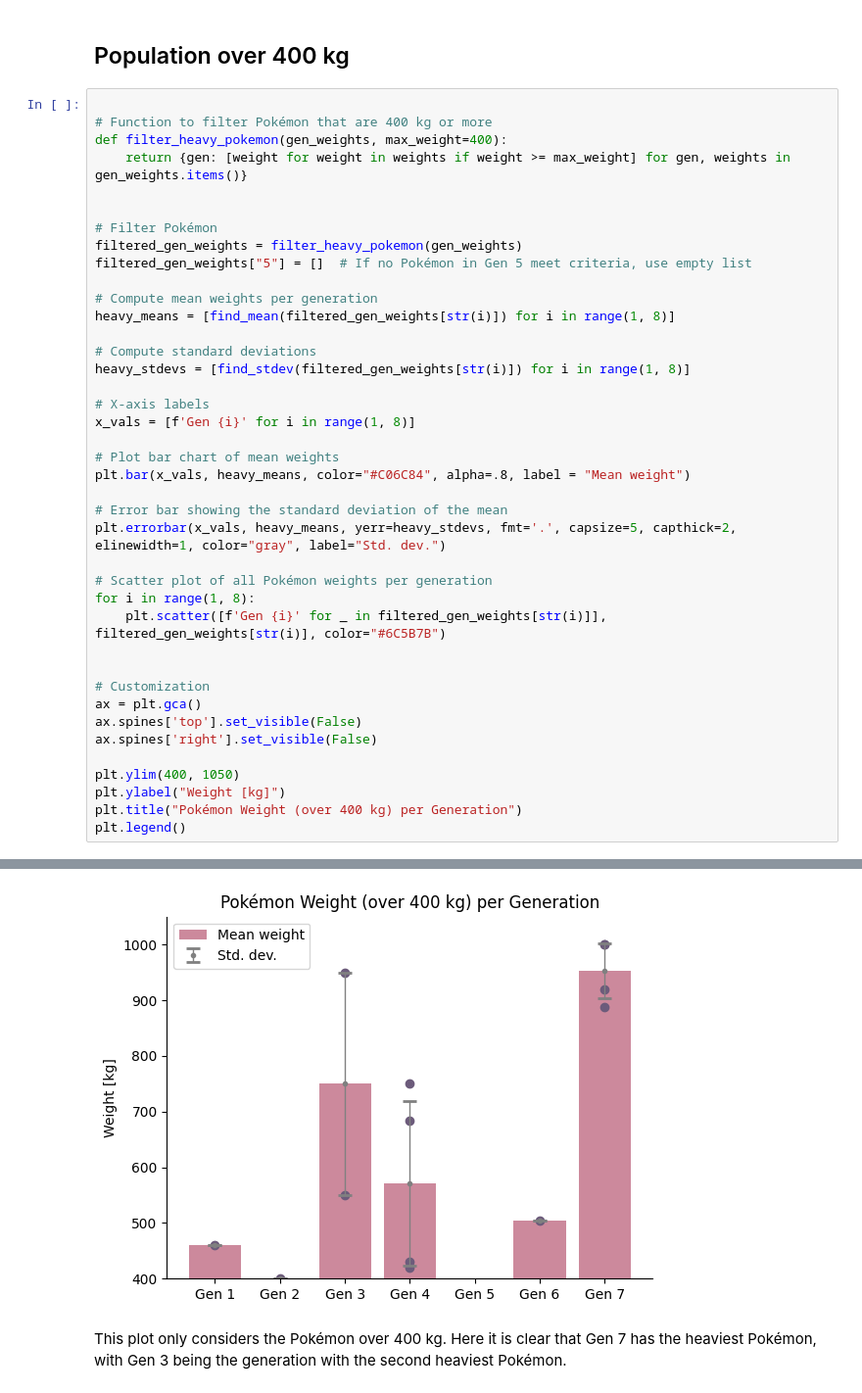
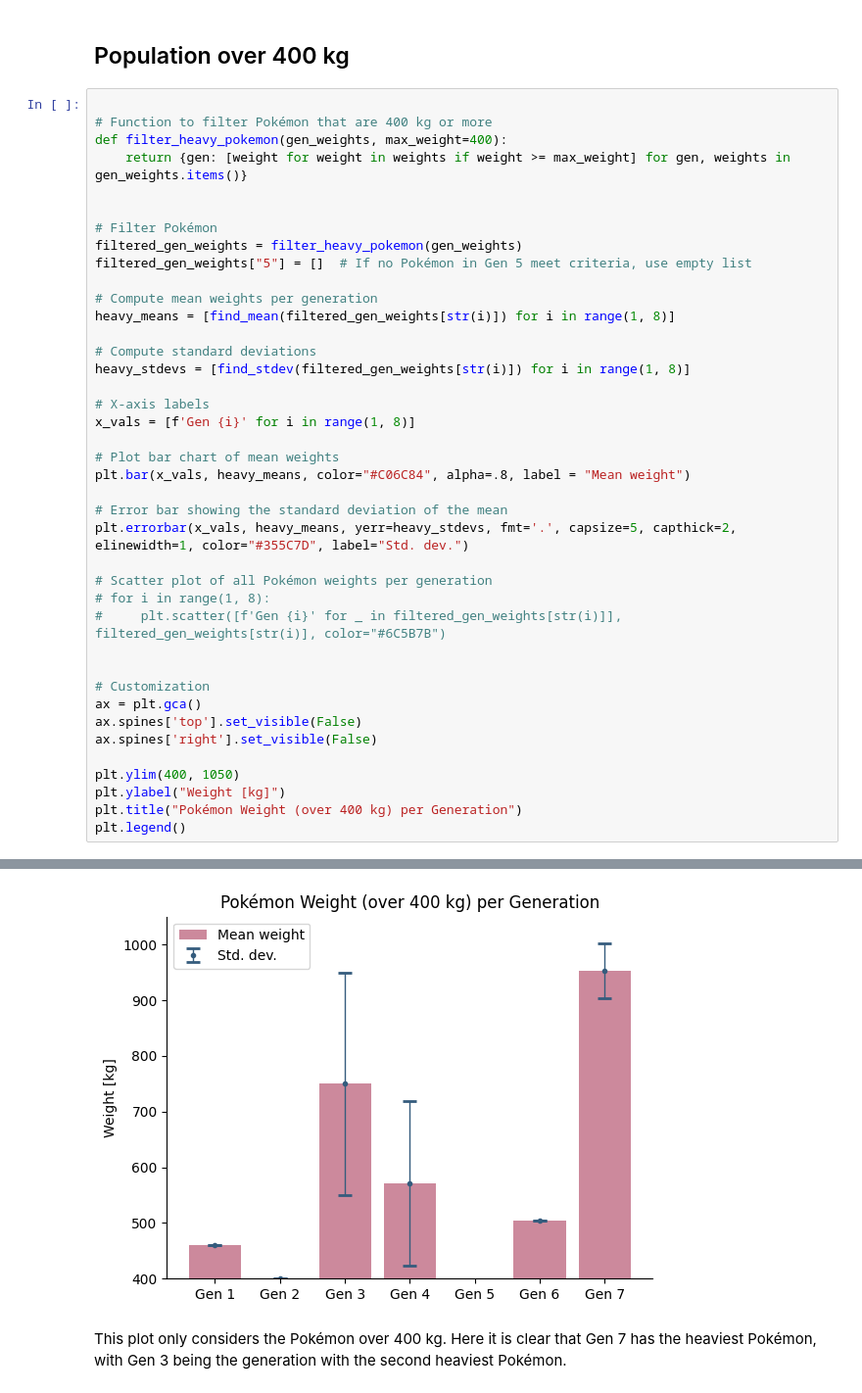
Before and after one commit to ylvao/HEL-8048, a Jupyter notebook: exam.ipynb, the cells around one changed output, grey strips where cells are left out. Shown: that part at 98% size. Drawn from its saved outputs; the diff is of its cells as text.

```diff
--- a/exam.ipynb
+++ b/exam.ipynb
@@ -174,37 +174,37 @@ filtered_gen_weights = filter_heavy_pokemon(gen_weights)
 filtered_gen_weights["5"] = []  # If no Pokémon in Gen 5 meet criteria, use empty list
 
 # Compute mean weights per generation
 heavy_means = [find_mean(filtered_gen_weights[str(i)]) for i in range(1, 8)]
 
 # Compute standard deviations
 heavy_stdevs = [find_stdev(filtered_gen_weights[str(i)]) for i in range(1, 8)]
 
 # X-axis labels
 x_vals = [f'Gen {i}' for i in range(1, 8)]
 
 # Plot bar chart of mean weights
 plt.bar(x_vals, heavy_means, color="#C06C84", alpha=.8, label = "Mean weight")
 
 # Error bar showing the standard deviation of the mean
-plt.errorbar(x_vals, heavy_means, yerr=heavy_stdevs, fmt='.', capsize=5, capthick=2, elinewidth=1, color="gray", label="Std. dev.")
+plt.errorbar(x_vals, heavy_means, yerr=heavy_stdevs, fmt='.', capsize=5, capthick=2, elinewidth=1, color="#355C7D", label="Std. dev.")
 
 # Scatter plot of all Pokémon weights per generation
-for i in range(1, 8):
-    plt.scatter([f'Gen {i}' for _ in filtered_gen_weights[str(i)]], filtered_gen_weights[str(i)], color="#6C5B7B")
+# for i in range(1, 8):
+#     plt.scatter([f'Gen {i}' for _ in filtered_gen_weights[str(i)]], filtered_gen_weights[str(i)], color="#6C5B7B")
 
 
 # Customization
 ax = plt.gca()
 ax.spines['top'].set_visible(False)
 ax.spines['right'].set_visible(False)
 
 plt.ylim(400, 1050)
 plt.ylabel("Weight [kg]")
 plt.title("Pokémon Weight (over 400 kg) per Generation")
 plt.legend()
 # %% [output]
 <matplotlib.legend.Legend at 0x...>
-[figure, old version]
+[figure, new version]
 # %% [markdown]
 This plot only considers the Pokémon over 400 kg. Here it is clear that Gen 7 has the heaviest Pokémon, with Gen 3 being the generation with the second heaviest Pokémon.
 # %% [markdown]
```
Also changed, not shown: parts of 1 cell of this notebook, 2 other files.
